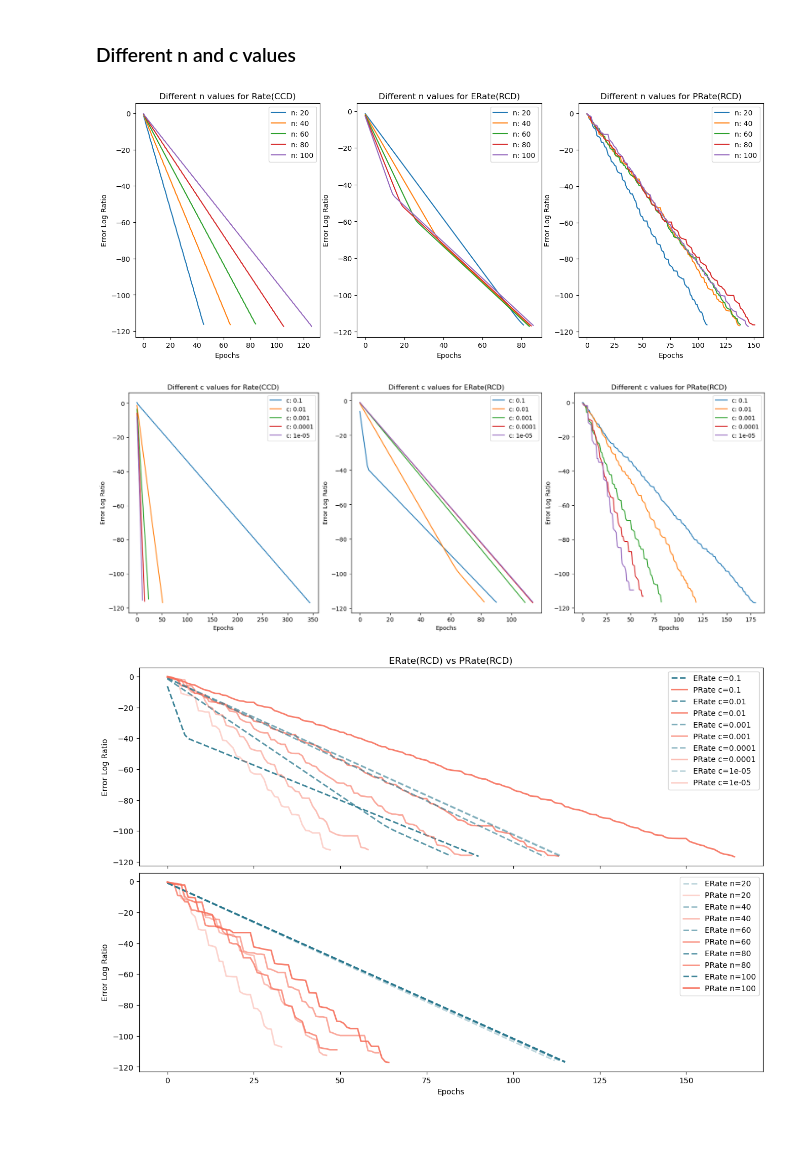
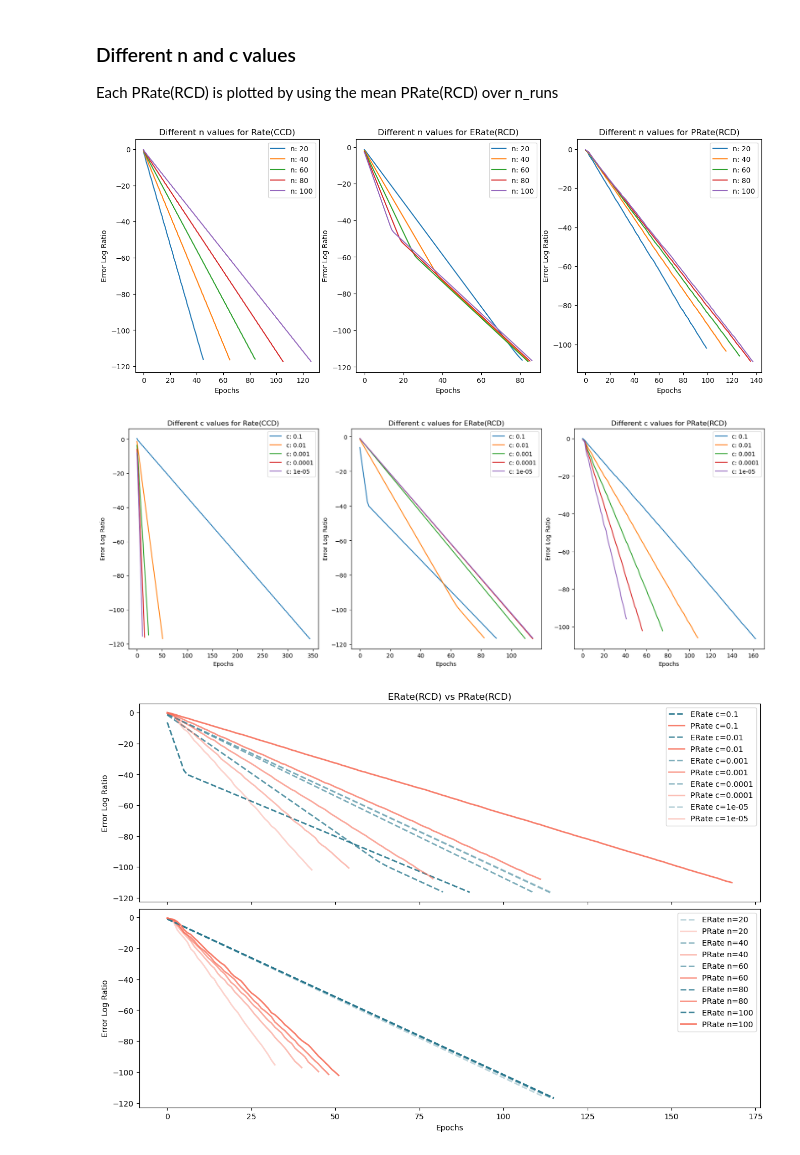
Before and after one commit to pinto2501/coordinate_descent, a Jupyter notebook: cbcd.ipynb, the cells around one changed output. Saved outputs shown, nothing was run; the diff lists cells and outputs as text; code cells hidden in the pictures.

Commit message:
Add simulation of PRate(RCD)

```diff
--- a/cbcd.ipynb
+++ b/cbcd.ipynb
@@ -14,3 +15,3 @@ c = 0.02
 # %%
-utils.plot_algo(EPOCHS, n, c)
+errors = utils.plot_algo(EPOCHS, n_dim, c, n_runs)
 # %% [output]
@@ -17,0 +19,10 @@ utils.plot_algo(EPOCHS, n, c)
+# %%
+fig, ax = plt.subplots(figsize=(6, 4), constrained_layout=True)
+
+slope_list = []
+
+for i in range(n_runs):
+    slope, _ = np.polyfit(range(len(errors[i])), errors[i], deg=1)
+    slope_list.append(-slope)
+
+ax.boxplot(slope_list)
@@ -18,16 +39,17 @@ utils.plot_algo(EPOCHS, n, c)
 # %% [markdown]
 ### Different n and c values
+Each PRate(RCD) is plotted by using the mean PRate(RCD) over n_runs
 # %%
 fix, axs = plt.subplots(ncols=3, nrows=1, figsize=(16, 6))
 algo_list = ["Rate(CCD)", "ERate(RCD)", "PRate(RCD)"]
 for dim in range(20, 101, 20):
     ccd_errors = utils.run_ccd(EPOCHS, dim, c)
     rcd_errors = utils.run_rcd(EPOCHS, dim, c)
-    prcd_errors = utils.run_prcd(EPOCHS, dim, c)
+    _, mean_prcd_errors, _ = utils.multiple_prcd(EPOCHS, dim, c, n_runs)
 
     ccd = axs[0].plot(np.arange(len(ccd_errors)), ccd_errors, label=f"n: {dim}")
     rcd = axs[1].plot(np.arange(len(rcd_errors)), rcd_errors, label=f"n: {dim}")
-    prcd = axs[2].plot(np.arange(len(prcd_errors)), prcd_errors, label=f"n: {dim}")
+    prcd = axs[2].plot(np.arange(len(mean_prcd_errors)), mean_prcd_errors, label=f"n: {dim}")
 
     for i, algo in enumerate(algo_list):
         axs[i].set_xlabel("Epochs")
@@ -35,7 +57,7 @@ for dim in range(20, 101, 20):
         axs[i].set_title(f"Different n values for {algo}")
         axs[i].legend()
 # %% [output]
-[figure, old version]
+[figure, new version]
 # %%
 fix, axs = plt.subplots(ncols=3, nrows=1, figsize=(16, 6), constrained_layout=True)
 algo_list = ["Rate(CCD)", "ERate(RCD)", "PRate(RCD)"]
@@ -45,11 +67,11 @@ dim = 50
 for c in c_vals:
     ccd_errors = utils.run_ccd(EPOCHS, dim, c)
     rcd_errors = utils.run_rcd(EPOCHS, dim, c)
-    prcd_errors = utils.run_prcd(EPOCHS, dim, c)
+    _, mean_prcd_errors, _ = utils.multiple_prcd(EPOCHS, dim, c, n_runs)
 
     ccd = axs[0].plot(np.arange(len(ccd_errors)), ccd_errors, label=f"c: {c}")
     rcd = axs[1].plot(np.arange(len(rcd_errors)), rcd_errors, label=f"c: {c}")
-    prcd = axs[2].plot(np.arange(len(prcd_errors)), prcd_errors, label=f"c: {c}")
+    prcd = axs[2].plot(np.arange(len(mean_prcd_errors)), mean_prcd_errors, label=f"c: {c}")
 
     for i, algo in enumerate(algo_list):
         axs[i].set_xlabel("Epochs")
@@ -57,7 +79,7 @@ for c in c_vals:
         axs[i].set_title(f"Different c values for {algo}")
         axs[i].legend()
 # %% [output]
-[figure, old version]
+[figure, new version]
 # %%
 import matplotlib as mpl
 
@@ -74,40 +96,40 @@ magma_cmap = mpl.colormaps["magma"]
 
 for c in c_vals:
     rcd_errors = utils.run_rcd(EPOCHS, dim, c)
-    prcd_errors = utils.run_prcd(EPOCHS, dim, c)
+    _, mean_prcd_errors, _ = utils.multiple_prcd(EPOCHS, dim, c, n_runs)
 
     shade = 0.30 + 0.60 * norm(c)
 
     axes[0].plot(np.arange(len(rcd_errors)), rcd_errors,
             label=f"ERate c={c}", color=viridis_cmap(0.4), alpha=shade,
             linestyle="dashed", linewidth=2)
-    axes[0].plot(np.arange(len(prcd_errors)), prcd_errors,
+    axes[0].plot(np.arange(len(mean_prcd_errors)), mean_prcd_errors,
             label=f"PRate c={c}", color=magma_cmap(0.7), alpha=shade,
             linewidth=2)
 
 axes[0].set_ylabel("Error Log Ratio")
 axes[0].set_title("ERate(RCD) vs PRate(RCD)")
 axes[0].legend()
 
 for dim in dimensions:
     rcd_errors = utils.run_rcd(EPOCHS, dim, c)
-    prcd_errors = utils.run_prcd(EPOCHS, dim, c)
+    _, mean_prcd_errors, _ = utils.multiple_prcd(EPOCHS, dim, c, n_runs)
 
     shade = 0.30 + 0.60 * dim_norm(dim)
 
     axes[1].plot(np.arange(len(rcd_errors)), rcd_errors,
             label=f"ERate n={dim}", color=viridis_cmap(0.4), alpha=shade,
             linestyle="dashed", linewidth=2)
-    axes[1].plot(np.arange(len(prcd_errors)), prcd_errors,
+    axes[1].plot(np.arange(len(mean_prcd_errors)), mean_prcd_errors,
             label=f"PRate n={dim}", color=magma_cmap(0.7), alpha=shade,
             linewidth=2)
 
 axes[1].set_xlabel("Epochs")
 axes[1].set_ylabel("Error Log Ratio")
 axes[1].legend()
 plt.show()
 # %% [output]
-[figure, old version]
+[figure, new version]
 # %%
 # Fixed n with different c values
 
```
Also changed, not shown: parts of 9 cells of this notebook, 21 other files.
